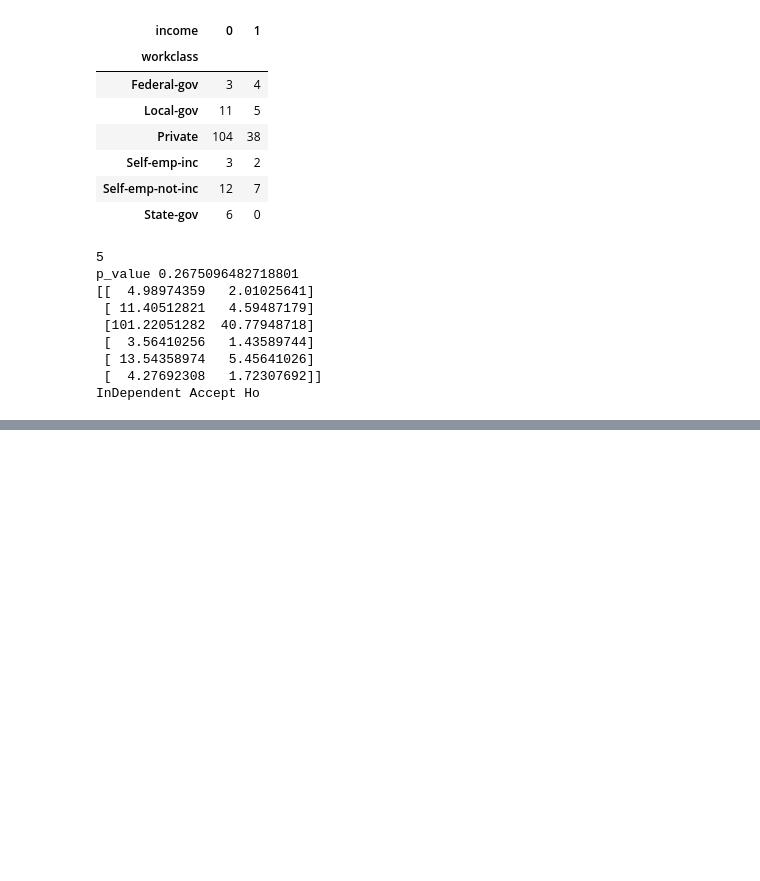
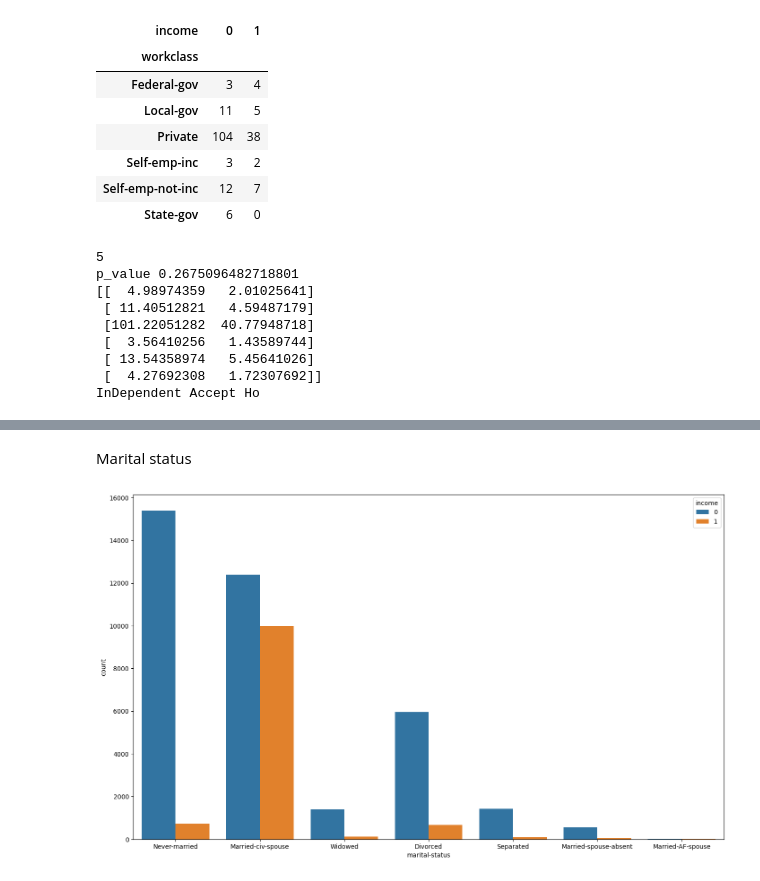
Before and after one commit to dinesh16adh/Data-Science-Projects., a Jupyter notebook: censusdata_analysis.ipynb, the cells around one changed output, grey strips where cells are left out. Drawn from its saved outputs; the diff is of its cells as text; code cells hidden in the pictures; blank space fills up the shorter version.

```diff
--- a/censusdata_analysis.ipynb
+++ b/censusdata_analysis.ipynb
@@ -418,0 +481,8 @@ InDependent Accept Ho
+# %% [markdown]
+Marital status
+# %%
+plt.figure(figsize=(17,10))
+ax=sns.countplot(x='marital-status',hue='income',data=df)
+plt.show()
+# %% [output]
+[figure, added]
```
Also changed, not shown: parts of 4 cells of this notebook.
